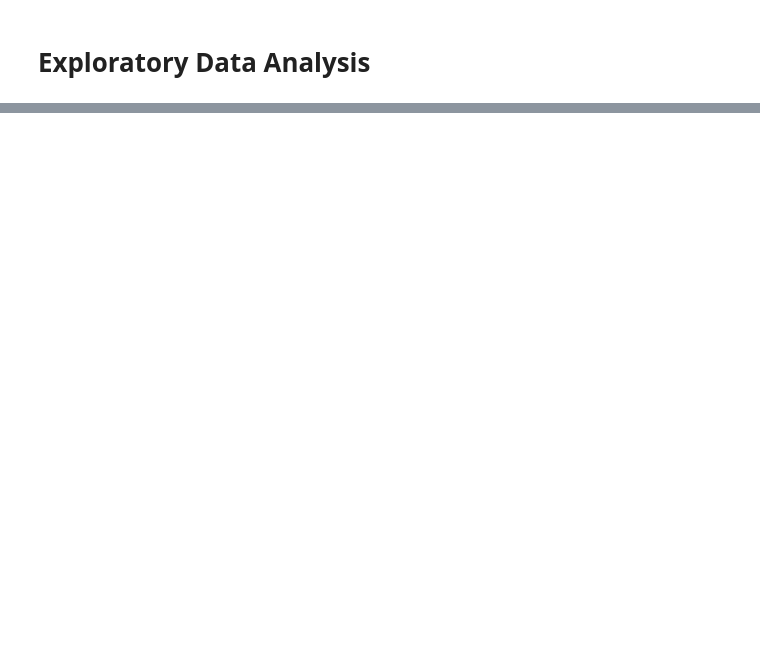
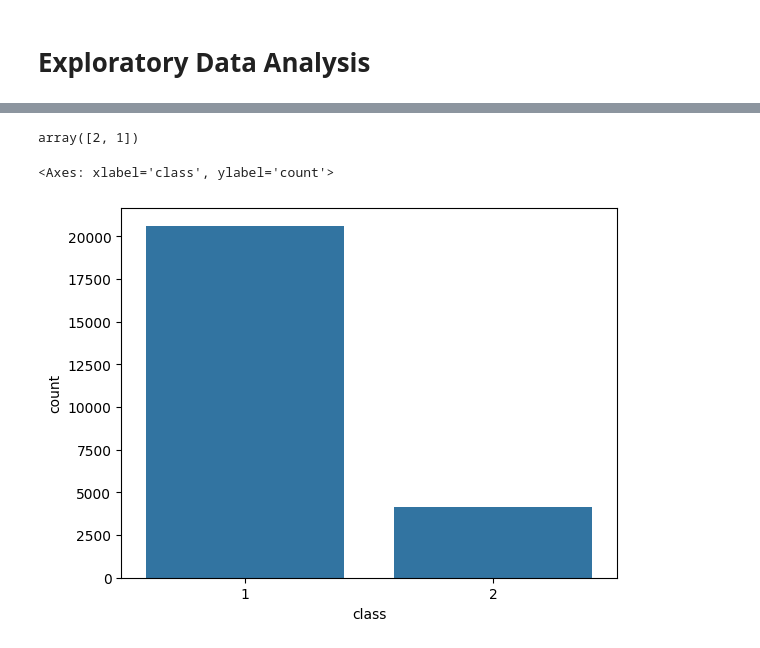
Before and after one commit to Abhi5241/Hate-Speech-Classification-using-LSTM, a Jupyter notebook: HateSpeechClassification.ipynb, the cells around one changed output, grey strips where cells are left out. Cells and saved outputs as stored; diff of their text form; code cells hidden in the pictures; blank space fills up the shorter version.

```diff
--- a/HateSpeechClassification.ipynb
+++ b/HateSpeechClassification.ipynb
@@ -81,0 +142,2 @@ imbalance_data.iloc[0,0]
+# %%
+raw_data['class'].replace({0:1},inplace=True)
@@ -81,0 +151,9 @@ imbalance_data.iloc[0,0]
+# %%
+raw_data['class'].unique()
+# %% [output]
+array([2, 1])
+# %%
+sns.countplot(x='class',data=raw_data)
+# %% [output]
+<Axes: xlabel='class', ylabel='count'>
+[figure, added]
```
Also changed, not shown: parts of 69 cells of this notebook.
